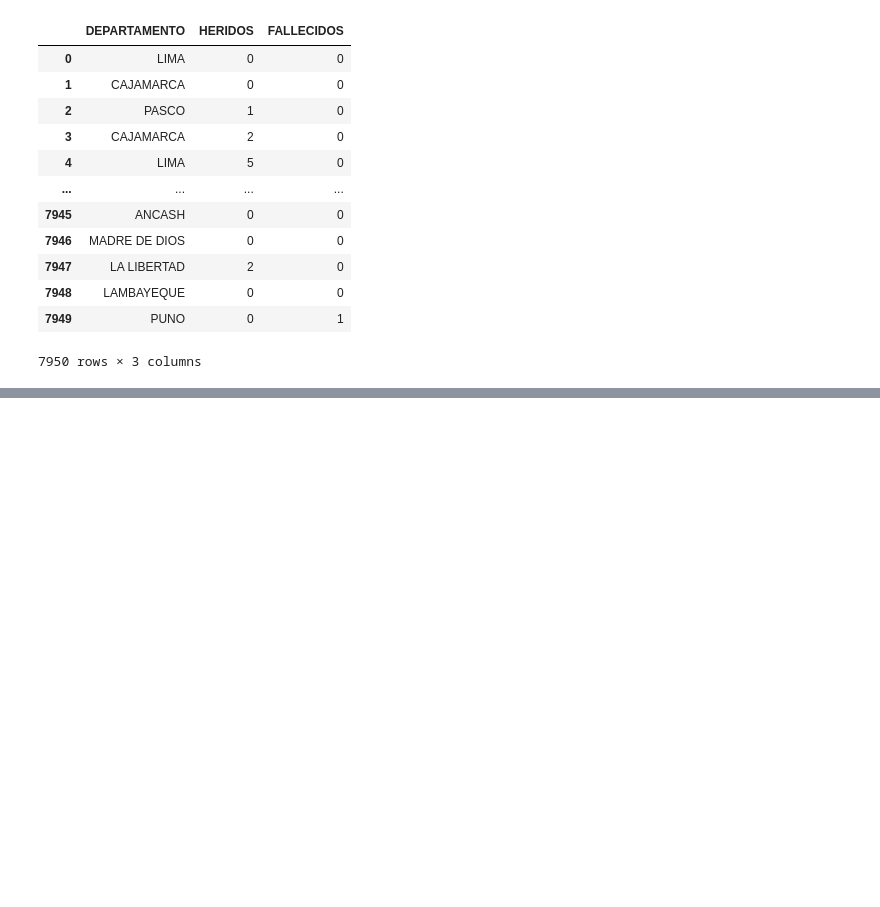
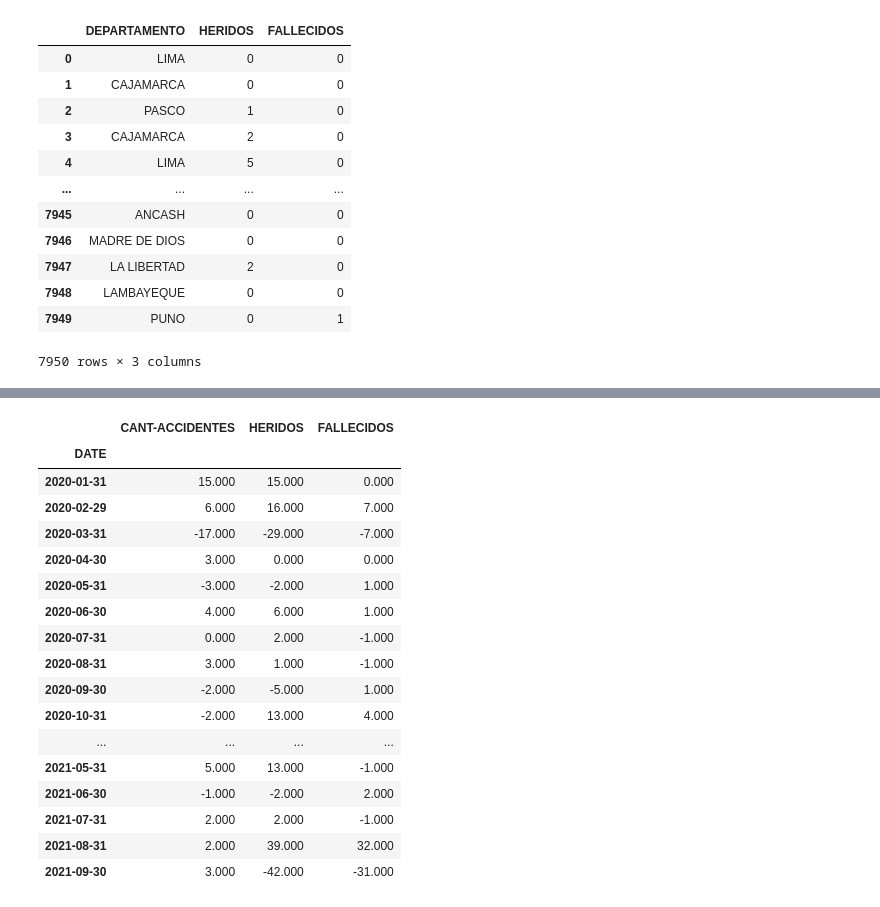
Before and after one commit to FernandoCallasaca/data_science_projects, a Jupyter notebook: Accidentes_de_tránsito_2020_2021_Datos_Limpios.ipynb, the cells around one changed output, grey strips where cells are left out. Cells and saved outputs as stored; diff of their text form; code cells hidden in the pictures; blank space fills up the shorter version.

```diff
--- a/Accidentes_de_tránsito_2020_2021_Datos_Limpios.ipynb
+++ b/Accidentes_de_tránsito_2020_2021_Datos_Limpios.ipynb
@@ -277,0 +312,3 @@ df_accidentes[['DEPARTAMENTO', 'HERIDOS', 'FALLECIDOS']]
+# %%
+df_accidentes['DATE'] = df_accidentes['FECHA-ACCIDENTE'].dt.date
+df_accidentes['DATE'] = pd.to_datetime(df_accidentes['DATE'])
@@ -277,0 +328,3 @@ df_accidentes[['DEPARTAMENTO', 'HERIDOS', 'FALLECIDOS']]
+# %%
+df_time = df_accidentes.groupby('DATE')['CANT-ACCIDENTES', 'HERIDOS', 'FALLECIDOS'].sum()
+df_time
@@ -277,0 +353,3 @@ df_accidentes[['DEPARTAMENTO', 'HERIDOS', 'FALLECIDOS']]
+# %%
+df_diff = df_time.diff()
+df_diff
@@ -277,0 +377,6 @@ df_accidentes[['DEPARTAMENTO', 'HERIDOS', 'FALLECIDOS']]
+# %%
+df_diff.fillna({'CANT-ACCIDENTES':  16,
+ 'FALLECIDOS':  2,
+ 'HERIDOS': 26}, inplace = True
+)
+df_diff
@@ -277,0 +432,21 @@ df_accidentes[['DEPARTAMENTO', 'HERIDOS', 'FALLECIDOS']]
+# %%
+df_diff.resample('M').sum()
+# %% [output]
+|  | CANT-ACCIDENTES | HERIDOS | FALLECIDOS |
+| DATE |  |  |  |
+| 2020-01-31 | 15.000 | 15.000 | 0.000 |
+| 2020-02-29 | 6.000 | 16.000 | 7.000 |
+| 2020-03-31 | -17.000 | -29.000 | -7.000 |
+| 2020-04-30 | 3.000 | 0.000 | 0.000 |
+| 2020-05-31 | -3.000 | -2.000 | 1.000 |
+| 2020-06-30 | 4.000 | 6.000 | 1.000 |
+| 2020-07-31 | 0.000 | 2.000 | -1.000 |
+| 2020-08-31 | 3.000 | 1.000 | -1.000 |
+| 2020-09-30 | -2.000 | -5.000 | 1.000 |
+| 2020-10-31 | -2.000 | 13.000 | 4.000 |
+| ... | ... | ... | ... |
+| 2021-05-31 | 5.000 | 13.000 | -1.000 |
+| 2021-06-30 | -1.000 | -2.000 | 2.000 |
+| 2021-07-31 | 2.000 | 2.000 | -1.000 |
+| 2021-08-31 | 2.000 | 39.000 | 32.000 |
+| 2021-09-30 | 3.000 | -42.000 | -31.000 |
```
Also changed, not shown: parts of 11 cells of this notebook.
